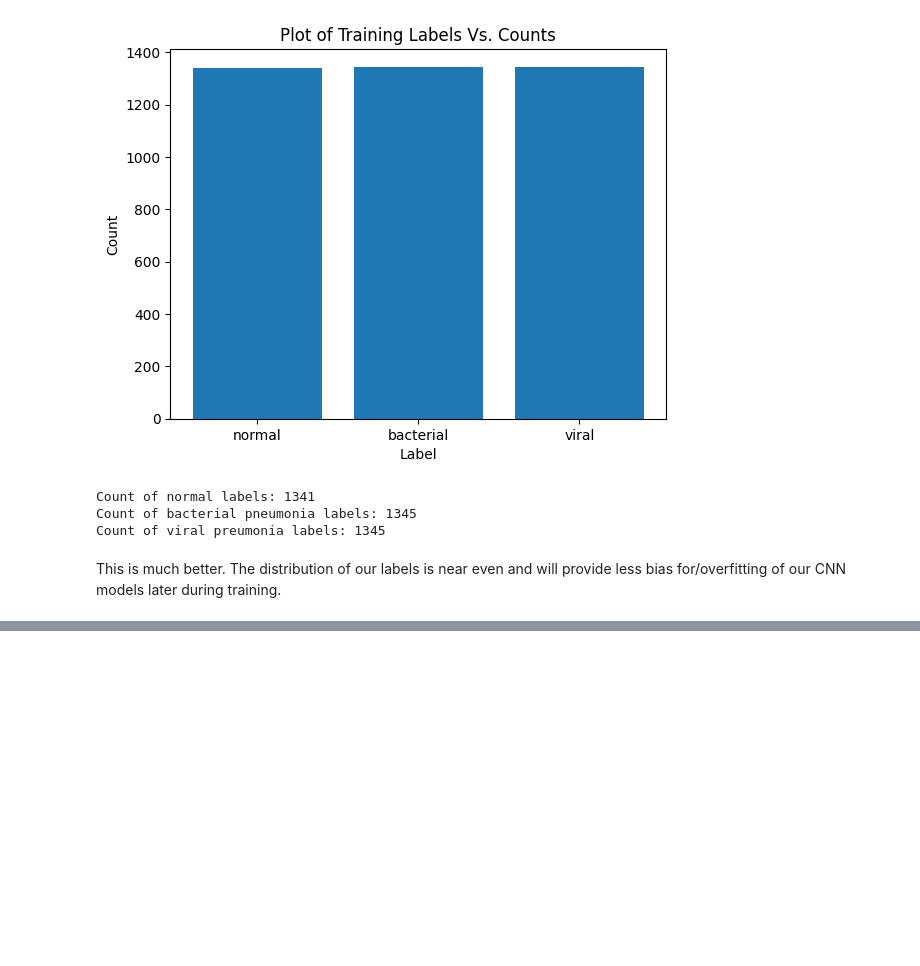
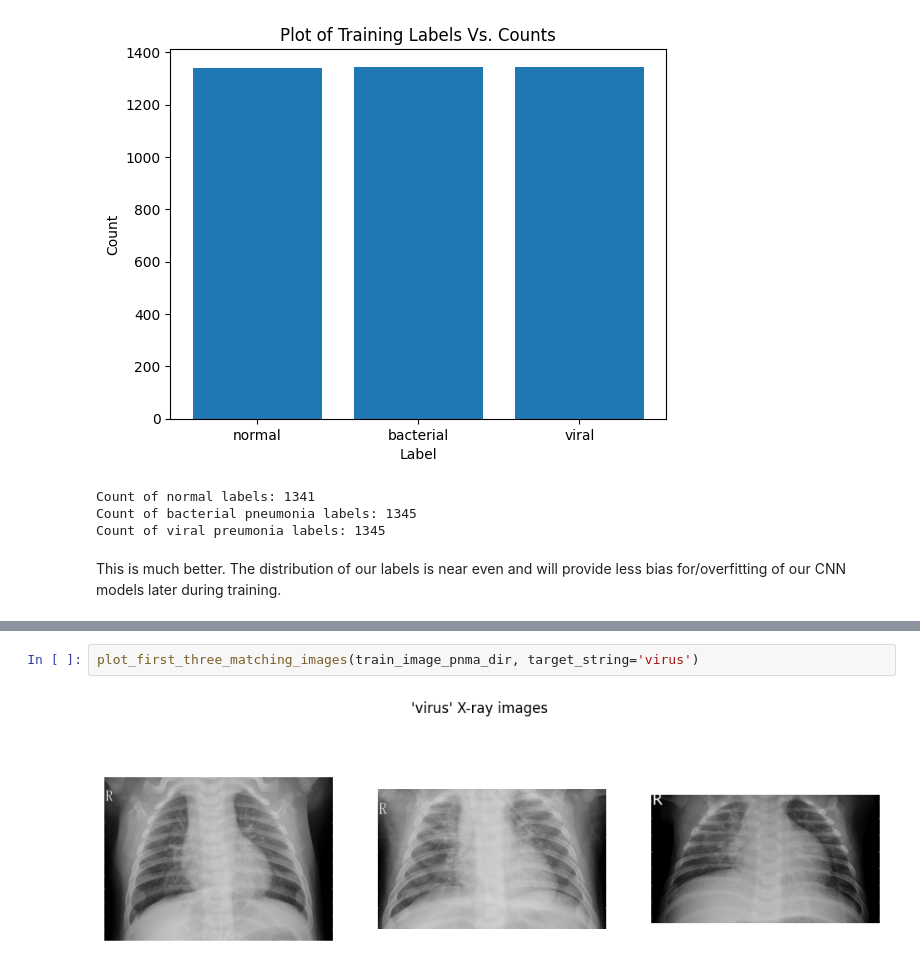
Before and after one commit to evansphillips/xray-image-classification-cnns, a Jupyter notebook: notebooks/xray_classification_cnn.ipynb, the cells around one changed output, grey strips where cells are left out. Saved outputs shown, nothing was run; the diff lists cells and outputs as text; blank space fills up the shorter version.

```diff
--- a/notebooks/xray_classification_cnn.ipynb
+++ b/notebooks/xray_classification_cnn.ipynb
@@ -185,0 +257,4 @@ This is much better. The distribution of our labels is near even and will provid
+# %%
+plot_first_three_matching_images(train_image_pnma_dir, target_string='virus')
+# %% [output]
+[figure, added]
```
Also changed, not shown: parts of 4 cells of this notebook.
